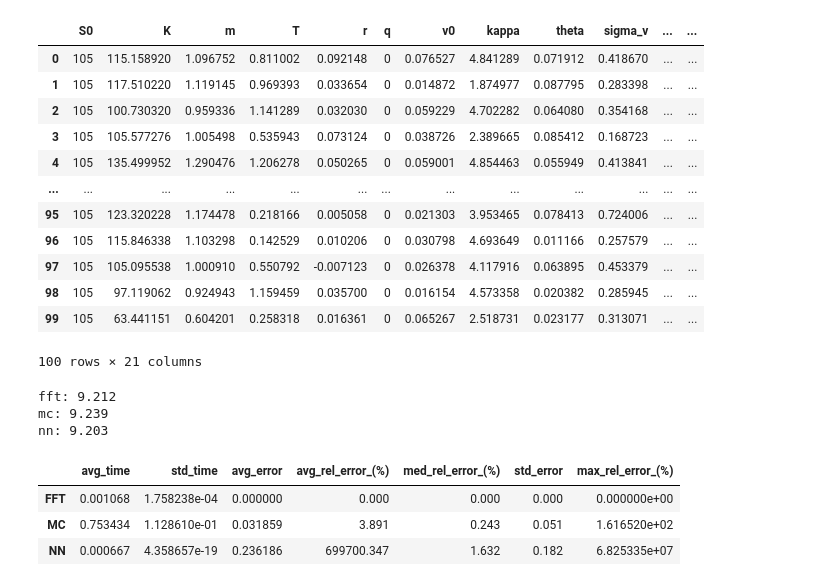
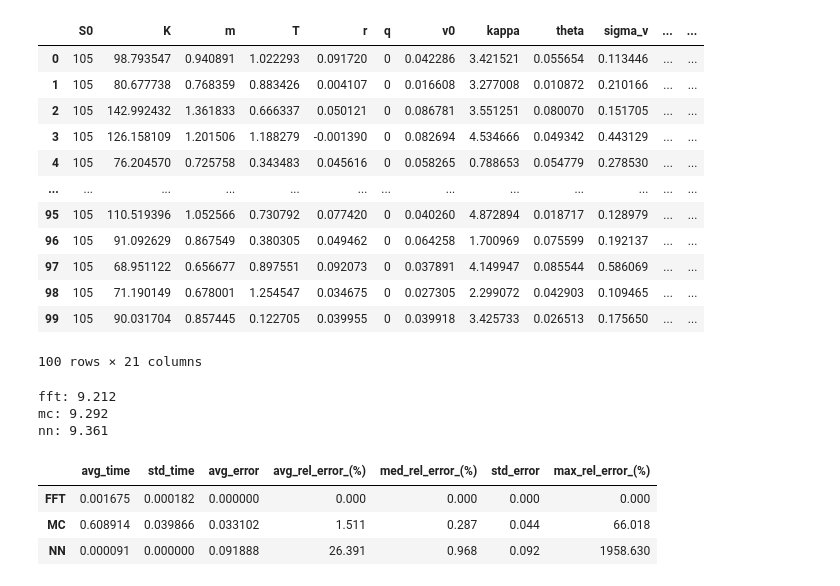
Before and after one commit to Giopi222/Heston-Methods-Comparison, a Jupyter notebook: notebook/06_comparison.ipynb, the cells around one changed output. Saved outputs shown, nothing was run; the diff lists cells and outputs as text; code cells hidden in the pictures.

```diff
--- a/notebook/06_comparison.ipynb
+++ b/notebook/06_comparison.ipynb
@@ -6,7 +6,8 @@ import numpy as np
 import sys, os, pathlib
 import joblib
 import time
-
+from scipy.optimize import brentq
+from scipy.stats import gaussian_kde
 
 NOTEBOOK_DIR = pathlib.Path(os.getcwd())
 ROOT = NOTEBOOK_DIR.parents[0]
@@ -16,7 +17,9 @@ sys.path.insert(0, str(ROOT))
 from src.dataset_generator import sample_heston_lhs
 from src.Heston_FFT import heston_price_fft
 from src.Heston_MC import heston_mc_qe_price
-heston_nn = joblib.load("..\src\model_ann_3.pkl")
+from src.blacksholes import black_scholes
+
+heston_nn = joblib.load("..\notebook\model_nn.pkl")
 
 
 # FFT params
@@ -96,46 +99,49 @@ def solver(df, alpha, eta, N, steps, path):
     X = df[feats].to_numpy(dtype=float)
     t4 = time.perf_counter()
     p_nn = heston_nn.predict(X).astype(float).ravel()
     t5 = time.perf_counter()
 
 
     # cols
     df['FFT_price'] = fft_price
     df['FFT_time']  = fft_time
 
     df['MC_price']  = mc_price
     df['MC_time']   = mc_time
     df['MC_error']  = abs(df['MC_price'] - df['FFT_price'])
     df['MC_error_rel']  = (df['MC_error']/np.maximum(np.abs(df['FFT_price']), 1e-6))
     df["MC_error_%"] = 100 * df["MC_error_rel"]
 
     df['NN_price'] = p_nn
     df['NN_time']  = (t5 - t4) / len(df) # already the mean
     df['NN_error']  = abs(df['NN_price'] - df['FFT_price'])
     df['NN_error_rel']  = (df['NN_error']/np.maximum(np.abs(df['FFT_price']), 1e-6))
     df["NN_error_%"] = 100 * df["NN_error_rel"]
 
     df.drop(columns=['MC_error_rel', 'NN_error_rel'], inplace=True)
 
     return df
 
 
-results_df = solver(test_df, alpha, eta, fft_N, mc_steps, mc_paths)
-#results_df.to_csv('data/results_df.csv', index=False)
+#results_df = solver(test_df, alpha, eta, fft_N, mc_steps, mc_paths)
+#results_df.to_csv('data/comparison_df.csv', index=False)
+
+results_df = pd.read_csv("..\data\comparison_df.csv")
+
 results_df
 # %% [output]
 |  | S0 | K | m | T | r | q | v0 | kappa | theta | sigma_v | ... | ... |
-| 0 | 105 | 115.158920 | 1.096752 | 0.811002 | 0.092148 | 0 | 0.076527 | 4.841289 | 0.071912 | 0.418670 | ... | ... |
-| 1 | 105 | 117.510220 | 1.119145 | 0.969393 | 0.033654 | 0 | 0.014872 | 1.874977 | 0.087795 | 0.283398 | ... | ... |
-| 2 | 105 | 100.730320 | 0.959336 | 1.141289 | 0.032030 | 0 | 0.059229 | 4.702282 | 0.064080 | 0.354168 | ... | ... |
-| 3 | 105 | 105.577276 | 1.005498 | 0.535943 | 0.073124 | 0 | 0.038726 | 2.389665 | 0.085412 | 0.168723 | ... | ... |
-| 4 | 105 | 135.499952 | 1.290476 | 1.206278 | 0.050265 | 0 | 0.059001 | 4.854463 | 0.055949 | 0.413841 | ... | ... |
+| 0 | 105 | 98.793547 | 0.940891 | 1.022293 | 0.091720 | 0 | 0.042286 | 3.421521 | 0.055654 | 0.113446 | ... | ... |
+| 1 | 105 | 80.677738 | 0.768359 | 0.883426 | 0.004107 | 0 | 0.016608 | 3.277008 | 0.010872 | 0.210166 | ... | ... |
+| 2 | 105 | 142.992432 | 1.361833 | 0.666337 | 0.050121 | 0 | 0.086781 | 3.551251 | 0.080070 | 0.151705 | ... | ... |
+| 3 | 105 | 126.158109 | 1.201506 | 1.188279 | -0.001390 | 0 | 0.082694 | 4.534666 | 0.049342 | 0.443129 | ... | ... |
+| 4 | 105 | 76.204570 | 0.725758 | 0.343483 | 0.045616 | 0 | 0.058265 | 0.788653 | 0.054779 | 0.278530 | ... | ... |
 | ... | ... | ... | ... | ... | ... | ... | ... | ... | ... | ... | ... | ... |
-| 95 | 105 | 123.320228 | 1.174478 | 0.218166 | 0.005058 | 0 | 0.021303 | 3.953465 | 0.078413 | 0.724006 | ... | ... |
-| 96 | 105 | 115.846338 | 1.103298 | 0.142529 | 0.010206 | 0 | 0.030798 | 4.693649 | 0.011166 | 0.257579 | ... | ... |
-| 97 | 105 | 105.095538 | 1.000910 | 0.550792 | -0.007123 | 0 | 0.026378 | 4.117916 | 0.063895 | 0.453379 | ... | ... |
-| 98 | 105 | 97.119062 | 0.924943 | 1.159459 | 0.035700 | 0 | 0.016154 | 4.573358 | 0.020382 | 0.285945 | ... | ... |
-| 99 | 105 | 63.441151 | 0.604201 | 0.258318 | 0.016361 | 0 | 0.065267 | 2.518731 | 0.023177 | 0.313071 | ... | ... |
+| 95 | 105 | 110.519396 | 1.052566 | 0.730792 | 0.077420 | 0 | 0.040260 | 4.872894 | 0.018717 | 0.128979 | ... | ... |
+| 96 | 105 | 91.092629 | 0.867549 | 0.380305 | 0.049462 | 0 | 0.064258 | 1.700969 | 0.075599 | 0.192137 | ... | ... |
+| 97 | 105 | 68.951122 | 0.656677 | 0.897551 | 0.092073 | 0 | 0.037891 | 4.149947 | 0.085544 | 0.586069 | ... | ... |
+| 98 | 105 | 71.190149 | 0.678001 | 1.254547 | 0.034675 | 0 | 0.027305 | 2.299072 | 0.042903 | 0.109465 | ... | ... |
+| 99 | 105 | 90.031704 | 0.857445 | 0.122705 | 0.039955 | 0 | 0.039918 | 3.425733 | 0.026513 | 0.175650 | ... | ... |
 100 rows × 21 columns
 # %%
 # check
@@ -153,8 +159,8 @@ print(f"mc: {MC_try[0]:.3f}")
 print(f"nn: {NN_try:.3f}")
 # %% [output]
 fft: 9.212
-mc: 9.239
-nn: 9.203
+mc: 9.292
+nn: 9.361
 # %%
 fft_avg_time = results_df['FFT_time'].mean()
 mc_avg_time = results_df['MC_time'].mean()
@@ -197,6 +203,6 @@ summary = pd.DataFrame({
 summary
 # %% [output]
 |  | avg_time | std_time | avg_error | avg_rel_error_(%) | med_rel_error_(%) | std_error | max_rel_error_(%) |
-| FFT | 0.001068 | 1.758238e-04 | 0.000000 | 0.000 | 0.000 | 0.000 | 0.000000e+00 |
-| MC | 0.753434 | 1.128610e-01 | 0.031859 | 3.891 | 0.243 | 0.051 | 1.616520e+02 |
-| NN | 0.000667 | 4.358657e-19 | 0.236186 | 699700.347 | 1.632 | 0.182 | 6.825335e+07 |
+| FFT | 0.001675 | 0.000182 | 0.000000 | 0.000 | 0.000 | 0.000 | 0.000 |
+| MC | 0.608914 | 0.039866 | 0.033102 | 1.511 | 0.287 | 0.044 | 66.018 |
+| NN | 0.000091 | 0.000000 | 0.091888 | 26.391 | 0.968 | 0.092 | 1958.630 |
```
Also changed, not shown: parts of 5 cells of this notebook, 14 other files.
